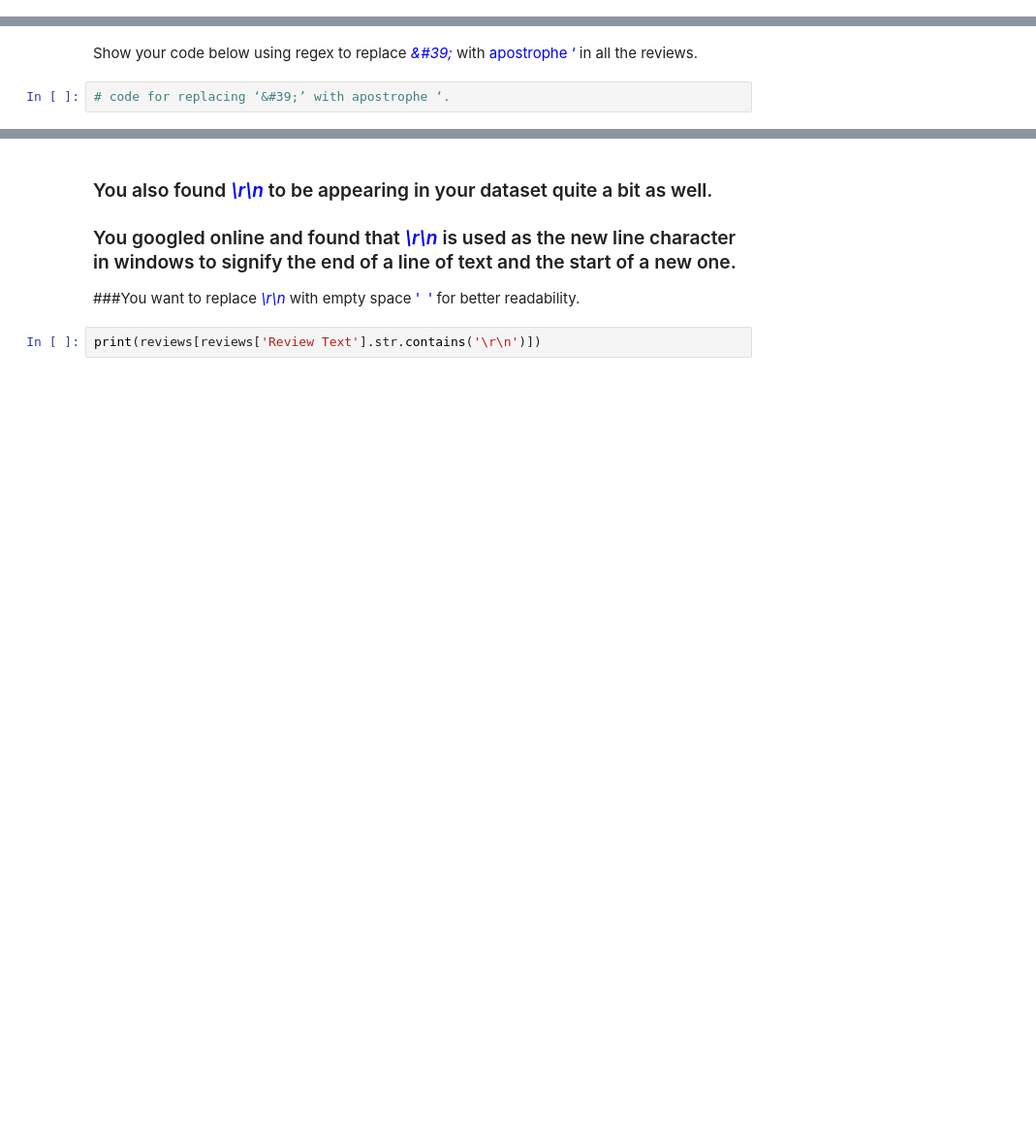
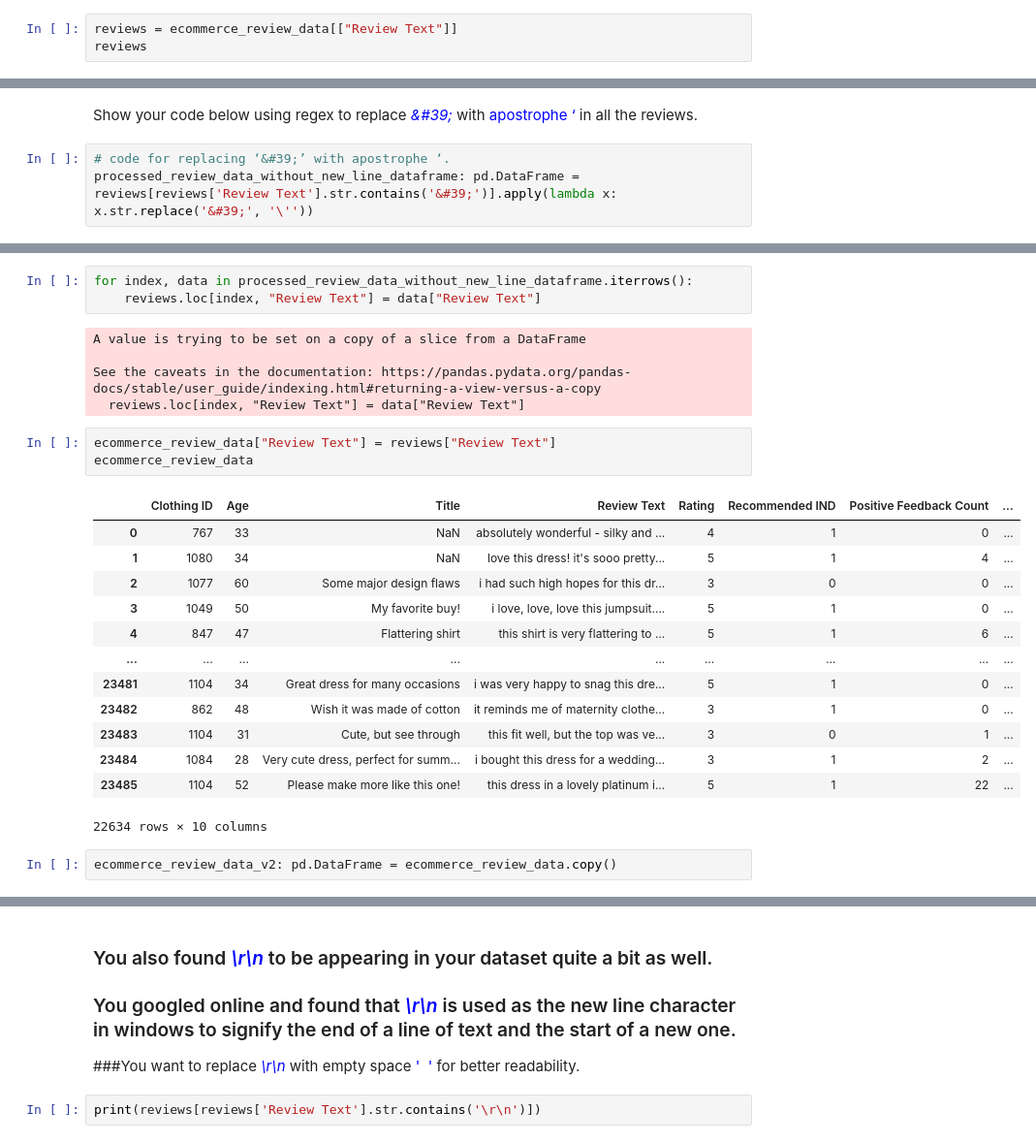
Before and after one commit to AngKokLeong/NLP-Implementation, a Jupyter notebook: 3114394F_Assessment_1.ipynb, the cells around one changed output, grey strips where cells are left out. Shown at 97% size. Drawn from its saved outputs; the diff is of its cells as text; blank space fills up the shorter version.

```diff
--- a/3114394F_Assessment_1.ipynb
+++ b/3114394F_Assessment_1.ipynb
@@ -215,0 +294,3 @@ Show your code below to convert reviews into lower case.
+# %%
+reviews = ecommerce_review_data[["Review Text"]]
+reviews
@@ -226,3 +339,4 @@ print(reviews[reviews['Review Text'].str.contains('&#39')])
 Show your code below using regex to replace <font color = 'blue'>*\&#39;*</font> with <font color = 'blue'>apostrophe ‘</font> in all the reviews.
 # %%
 # code for replacing ‘&#39;’ with apostrophe ‘.
+processed_review_data_without_new_line_dataframe: pd.DataFrame = reviews[reviews['Review Text'].str.contains('&#39;')].apply(lambda x: x.str.replace('&#39;', '\''))
@@ -228,0 +378,27 @@ Show your code below using regex to replace <font color = 'blue'>*\&#39;*</font>
+# %%
+for index, data in processed_review_data_without_new_line_dataframe.iterrows():
+    reviews.loc[index, "Review Text"] = data["Review Text"]
+# %% [output]
+A value is trying to be set on a copy of a slice from a DataFrame
+
+See the caveats in the documentation: https://pandas.pydata.org/pandas-docs/stable/user_guide/indexing.html#returning-a-view-versus-a-copy
+  reviews.loc[index, "Review Text"] = data["Review Text"]
+# %%
+ecommerce_review_data["Review Text"] = reviews["Review Text"]
+ecommerce_review_data
+# %% [output]
+|  | Clothing ID | Age | Title | Review Text | Rating | Recommended IND | Positive Feedback Count | ... |
+| 0 | 767 | 33 | NaN | absolutely wonderful - silky and ... | 4 | 1 | 0 | ... |
+| 1 | 1080 | 34 | NaN | love this dress! it's sooo pretty... | 5 | 1 | 4 | ... |
+| 2 | 1077 | 60 | Some major design flaws | i had such high hopes for this dr... | 3 | 0 | 0 | ... |
+| 3 | 1049 | 50 | My favorite buy! | i love, love, love this jumpsuit.... | 5 | 1 | 0 | ... |
+| 4 | 847 | 47 | Flattering shirt | this shirt is very flattering to ... | 5 | 1 | 6 | ... |
+| ... | ... | ... | ... | ... | ... | ... | ... | ... |
+| 23481 | 1104 | 34 | Great dress for many occasions | i was very happy to snag this dre... | 5 | 1 | 0 | ... |
+| 23482 | 862 | 48 | Wish it was made of cotton | it reminds me of maternity clothe... | 3 | 1 | 0 | ... |
+| 23483 | 1104 | 31 | Cute, but see through | this fit well, but the top was ve... | 3 | 0 | 1 | ... |
+| 23484 | 1084 | 28 | Very cute dress, perfect for summ... | i bought this dress for a wedding... | 3 | 1 | 2 | ... |
+| 23485 | 1104 | 52 | Please make more like this one! | this dress in a lovely platinum i... | 5 | 1 | 22 | ... |
+22634 rows × 10 columns
+# %%
+ecommerce_review_data_v2: pd.DataFrame = ecommerce_review_data.copy()
```
Also changed, not shown: parts of 31 cells of this notebook.
